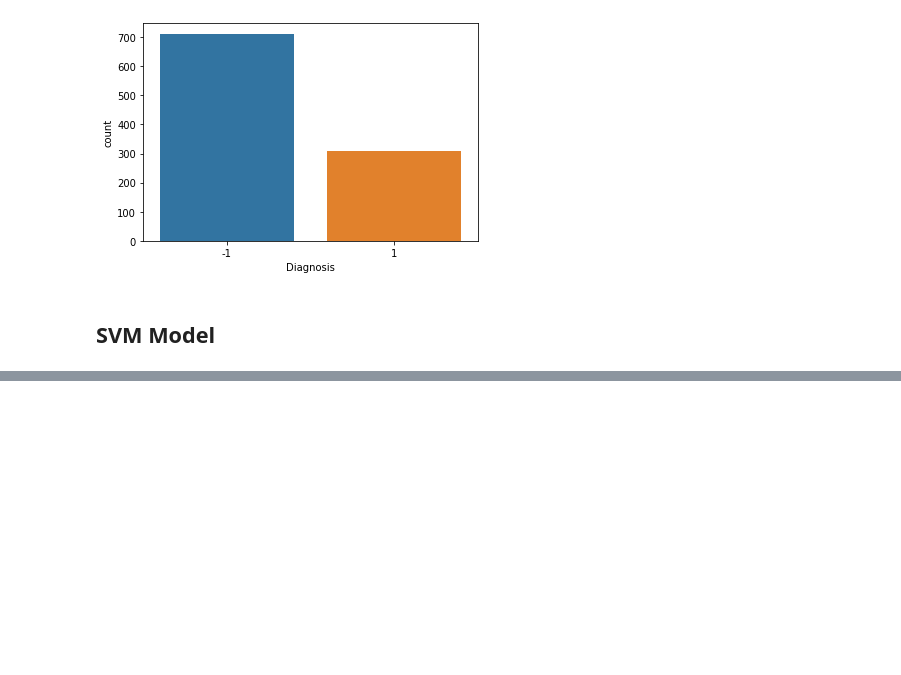
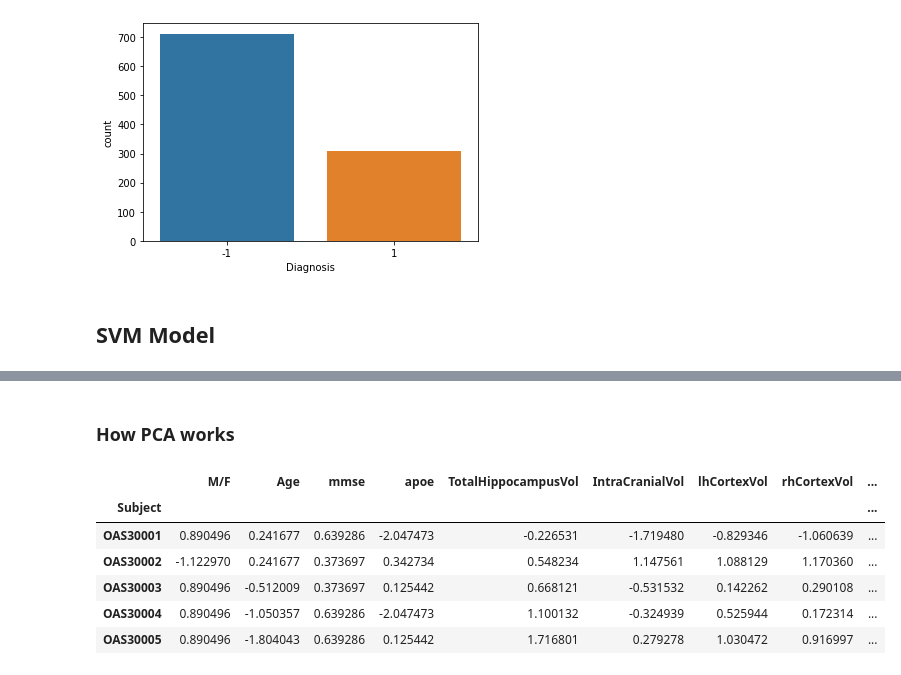
Before and after one commit to jakl3/Polygence, a Jupyter notebook: SVM/Manual/pca_test.ipynb, the cells around one changed output, grey strips where cells are left out. Saved outputs shown, nothing was run; the diff lists cells and outputs as text; code cells hidden in the pictures; blank space fills up the shorter version.

```diff
--- a/SVM/Manual/pca_test.ipynb
+++ b/SVM/Manual/pca_test.ipynb
@@ -177,0 +115,18 @@ Bias value of model: 0.6087660143478597
+# %% [markdown]
+### How PCA works
+# %%
+"""
+Load and scale the data along the standard z-score scale
+"""
+X = df.drop(['Diagnosis'], axis=1)
+y = df['Diagnosis']
+X_std = scale(X)
+X_std.head()
+# %% [output]
+|  | M/F | Age | mmse | apoe | TotalHippocampusVol | IntraCranialVol | lhCortexVol | rhCortexVol | ... |
+| Subject |  |  |  |  |  |  |  |  | ... |
+| OAS30001 | 0.890496 | 0.241677 | 0.639286 | -2.047473 | -0.226531 | -1.719480 | -0.829346 | -1.060639 | ... |
+| OAS30002 | -1.122970 | 0.241677 | 0.373697 | 0.342734 | 0.548234 | 1.147561 | 1.088129 | 1.170360 | ... |
+| OAS30003 | 0.890496 | -0.512009 | 0.373697 | 0.125442 | 0.668121 | -0.531532 | 0.142262 | 0.290108 | ... |
+| OAS30004 | 0.890496 | -1.050357 | 0.639286 | -2.047473 | 1.100132 | -0.324939 | 0.525944 | 0.172314 | ... |
+| OAS30005 | 0.890496 | -1.804043 | 0.639286 | 0.125442 | 1.716801 | 0.279278 | 1.030472 | 0.916997 | ... |
```
Also changed, not shown: parts of 26 cells of this notebook.
